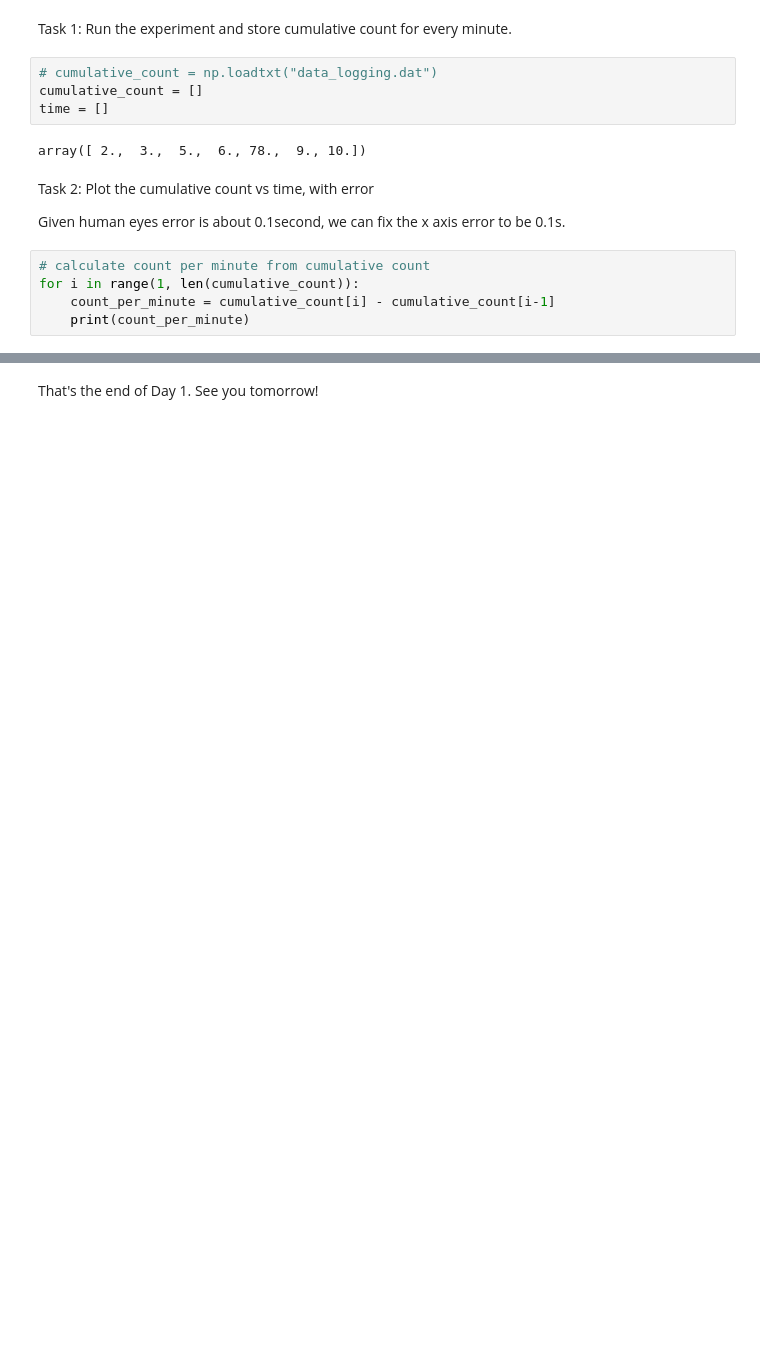
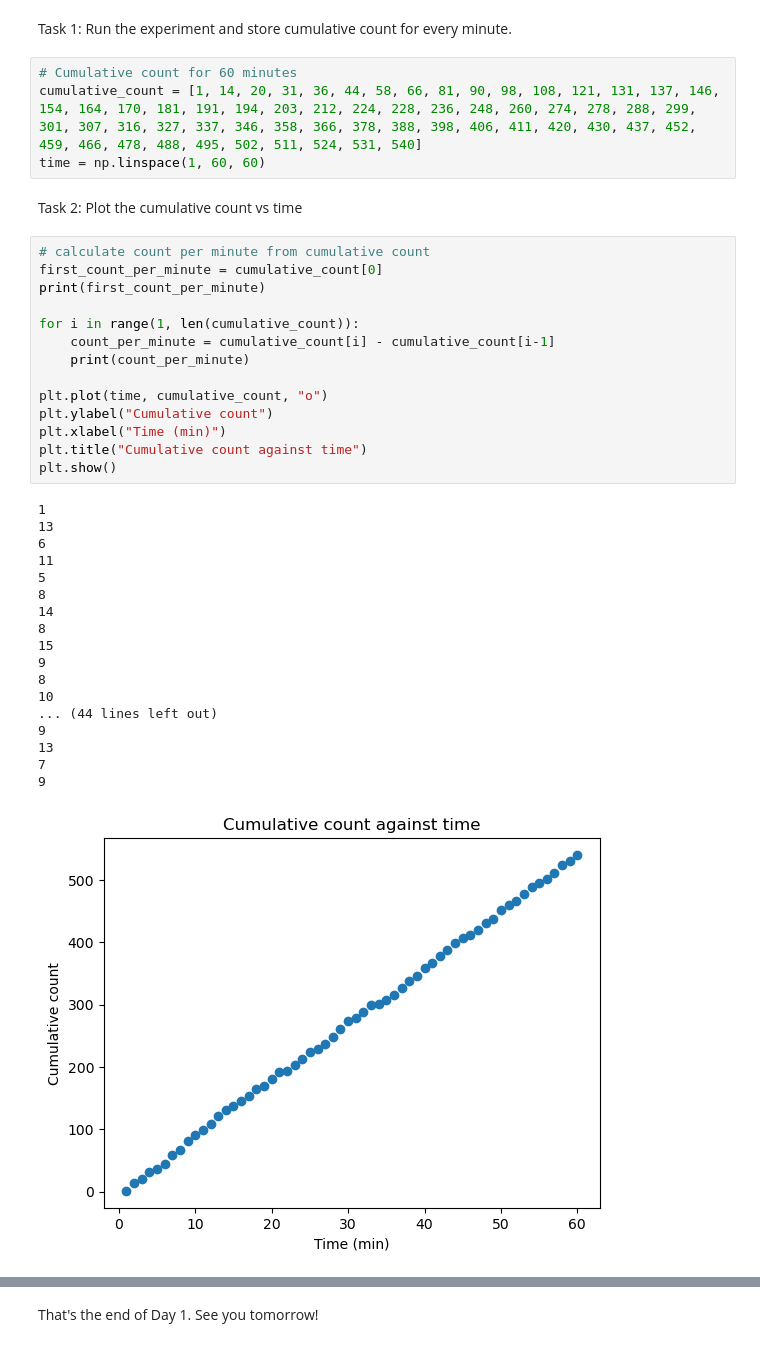
Before and after one commit to Lim1029/Python-Code-Camp, a Jupyter notebook: Day 1 Complete.ipynb, the cells around one changed output, grey strips where cells are left out. Drawn from its saved outputs; the diff is of its cells as text; blank space fills up the shorter version.

```diff
--- a/Day 1 Complete.ipynb
+++ b/Day 1 Complete.ipynb
@@ -432,17 +419,41 @@ Day 1 Project: Neutrino Count Rate. Vincent Tee has a tool to detect how much ne
 # %% [markdown]
 Task 1: Run the experiment and store cumulative count for every minute.
-# %%
-# cumulative_count = np.loadtxt("data_logging.dat")
-cumulative_count = []
-time = []
-# %% [output]
-array([ 2.,  3.,  5.,  6., 78.,  9., 10.])
-# %% [markdown]
-Task 2: Plot the cumulative count vs time, with error
-
-Given human eyes error is about 0.1second, we can fix the x axis error to be 0.1s.
+# %%
+# Cumulative count for 60 minutes
+cumulative_count = [1, 14, 20, 31, 36, 44, 58, 66, 81, 90, 98, 108, 121, 131, 137, 146, 154, 164, 170, 181, 191, 194, 203, 212, 224, 228, 236, 248, 260, 274, 278, 288, 299, 301, 307, 316, 327, 337, 346, 358, 366, 378, 388, 398, 406, 411, 420, 430, 437, 452, 459, 466, 478, 488, 495, 502, 511, 524, 531, 540]
+time = np.linspace(1, 60, 60)
+# %% [markdown]
+Task 2: Plot the cumulative count vs time
 # %%
 # calculate count per minute from cumulative count
+first_count_per_minute = cumulative_count[0]
+print(first_count_per_minute)
+
 for i in range(1, len(cumulative_count)):
     count_per_minute = cumulative_count[i] - cumulative_count[i-1]
     print(count_per_minute)
+
+plt.plot(time, cumulative_count, "o")
+plt.ylabel("Cumulative count")
+plt.xlabel("Time (min)")
+plt.title("Cumulative count against time")
+plt.show()
+# %% [output]
+1
+13
+6
+11
+5
+8
+14
+8
+15
+9
+8
+10
+... (44 lines left out)
+9
+13
+7
+9
+[figure, added]
```
Also changed, not shown: parts of 13 cells of this notebook, 1 other file.
